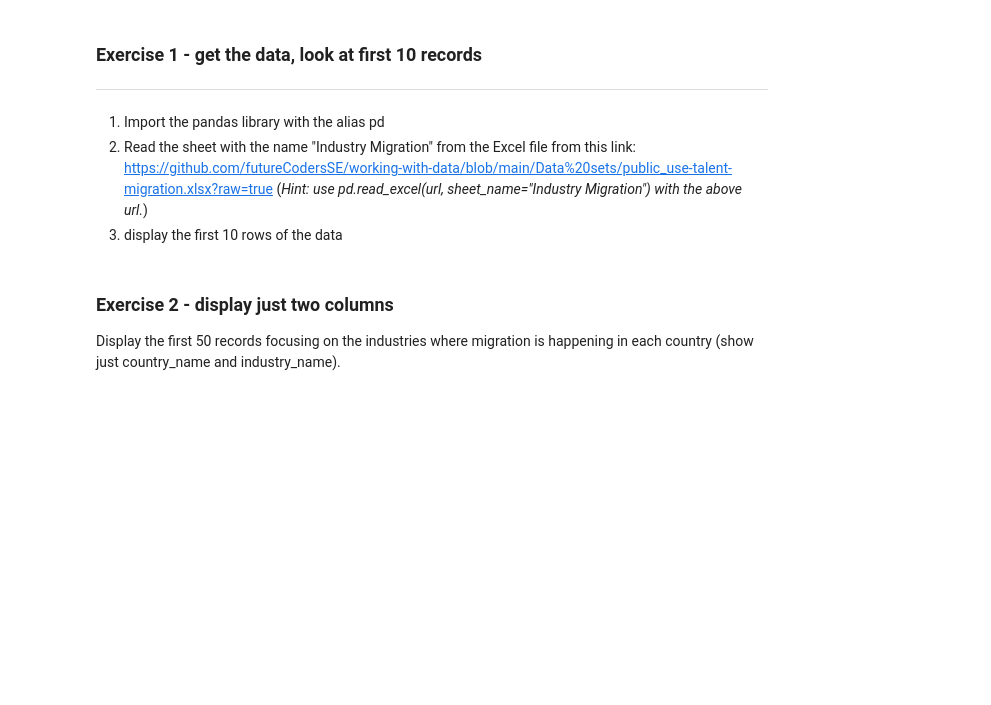
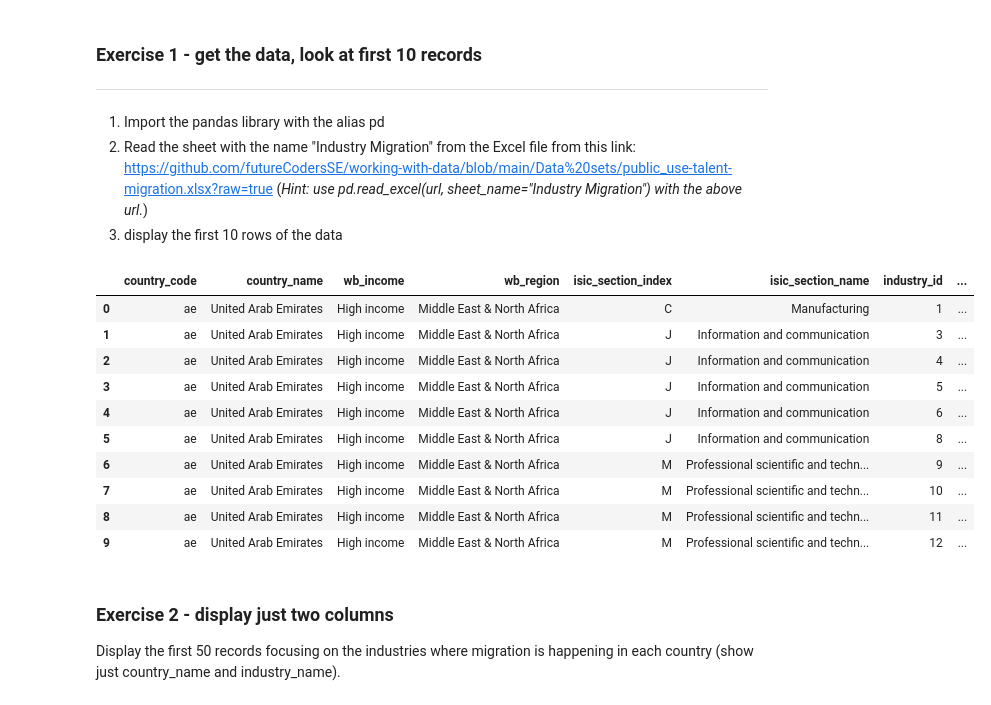
Before and after one commit to light-lamp/Datalabs-python-worksheets, a Jupyter notebook: Interrogating_dataframes.ipynb, the cells around one changed output. Drawn from its saved outputs; the diff is of its cells as text; code cells hidden in the pictures; blank space fills up the shorter version.

```diff
--- a/Interrogating_dataframes.ipynb
+++ b/Interrogating_dataframes.ipynb
@@ -24,6 +24,22 @@ Once we have the dataframe we might want to:
 1.  Import the pandas library with the alias pd
 2.  Read the sheet with the name "Industry Migration" from the Excel file from this link: https://github.com/futureCodersSE/working-with-data/blob/main/Data%20sets/public_use-talent-migration.xlsx?raw=true  (*Hint:  use pd.read_excel(url, sheet_name="Industry Migration") with the above url.*)
 3.  display the first 10 rows of the data
+# %%
+import pandas as pd
+df  = pd.read_excel("https://github.com/futureCodersSE/working-with-data/blob/main/Data%20sets/public_use-talent-migration.xlsx?raw=true", sheet_name = "Industry Migration" )
+df.head(10)
+# %% [output]
+|  | country_code | country_name | wb_income | wb_region | isic_section_index | isic_section_name | industry_id | ... |
+| 0 | ae | United Arab Emirates | High income | Middle East & North Africa | C | Manufacturing | 1 | ... |
+| 1 | ae | United Arab Emirates | High income | Middle East & North Africa | J | Information and communication | 3 | ... |
+| 2 | ae | United Arab Emirates | High income | Middle East & North Africa | J | Information and communication | 4 | ... |
+| 3 | ae | United Arab Emirates | High income | Middle East & North Africa | J | Information and communication | 5 | ... |
+| 4 | ae | United Arab Emirates | High income | Middle East & North Africa | J | Information and communication | 6 | ... |
+| 5 | ae | United Arab Emirates | High income | Middle East & North Africa | J | Information and communication | 8 | ... |
+| 6 | ae | United Arab Emirates | High income | Middle East & North Africa | M | Professional scientific and techn... | 9 | ... |
+| 7 | ae | United Arab Emirates | High income | Middle East & North Africa | M | Professional scientific and techn... | 10 | ... |
+| 8 | ae | United Arab Emirates | High income | Middle East & North Africa | M | Professional scientific and techn... | 11 | ... |
+| 9 | ae | United Arab Emirates | High income | Middle East & North Africa | M | Professional scientific and techn... | 12 | ... |
 # %% [markdown]
 ### Exercise 2 - display just two columns
 
```
Also changed, not shown: parts of 6 cells of this notebook.
